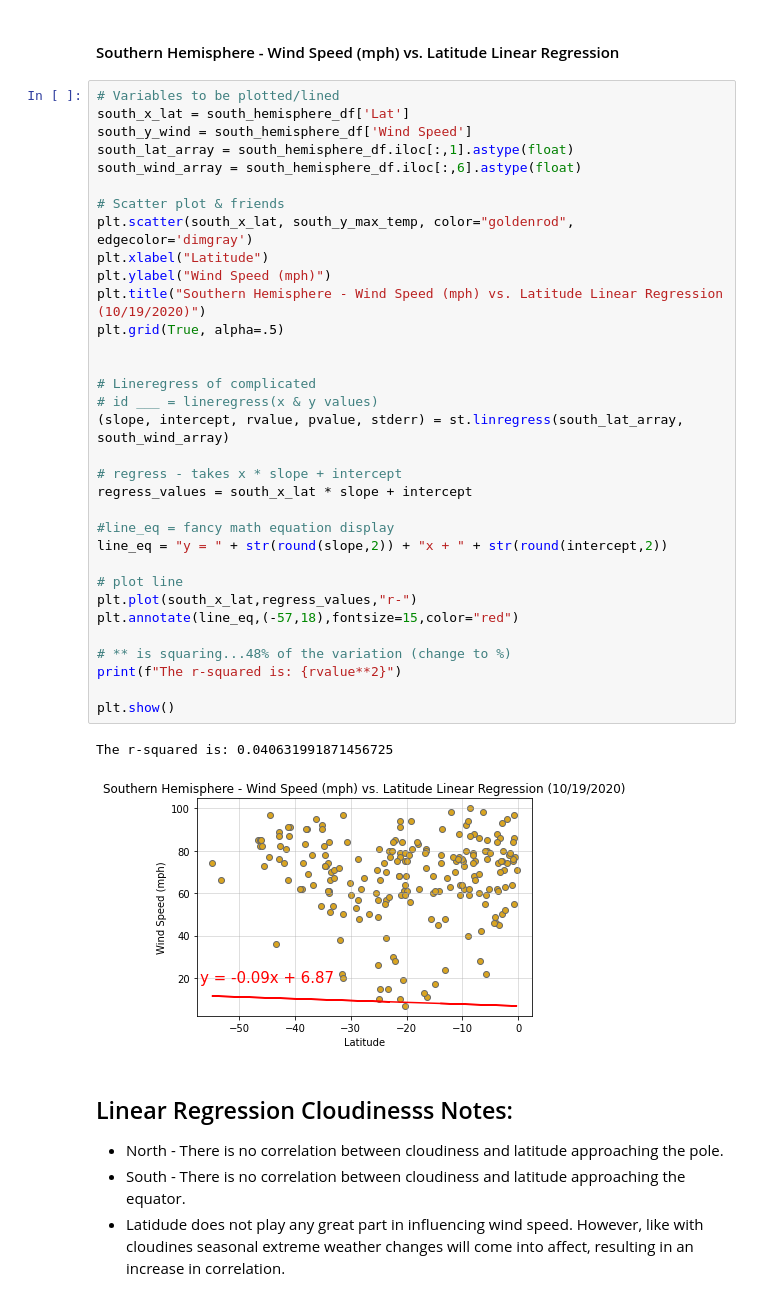
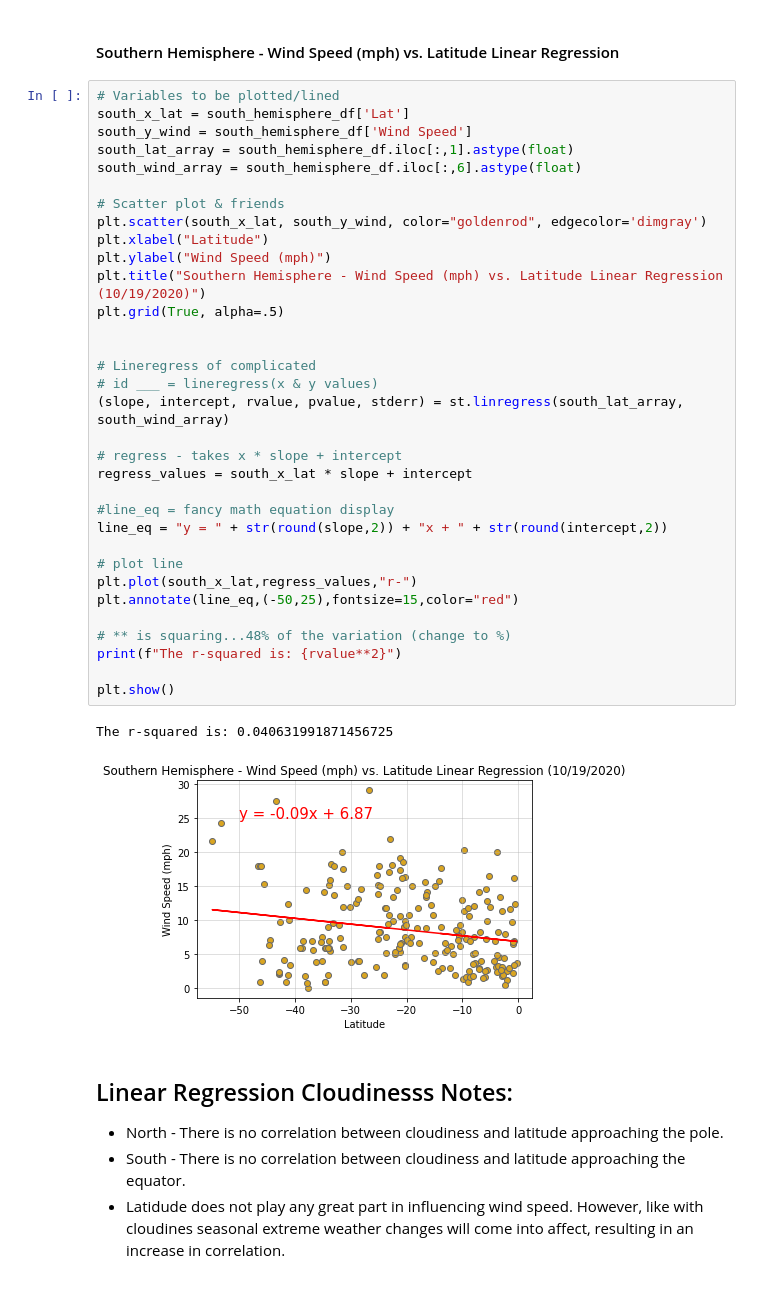
Before and after one commit to cassfolk/HW.Folkers, a Jupyter notebook: 06-python-api-challenge/WeatherPy/WeatherPy.ipynb, the cells around one changed output. Saved outputs shown, nothing was run; the diff lists cells and outputs as text.

```diff
--- a/06-python-api-challenge/WeatherPy/WeatherPy.ipynb
+++ b/06-python-api-challenge/WeatherPy/WeatherPy.ipynb
@@ -654,36 +654,36 @@ south_x_lat = south_hemisphere_df['Lat']
 south_y_wind = south_hemisphere_df['Wind Speed']
 south_lat_array = south_hemisphere_df.iloc[:,1].astype(float)
 south_wind_array = south_hemisphere_df.iloc[:,6].astype(float)
 
 # Scatter plot & friends
-plt.scatter(south_x_lat, south_y_max_temp, color="goldenrod", edgecolor='dimgray')
+plt.scatter(south_x_lat, south_y_wind, color="goldenrod", edgecolor='dimgray')
 plt.xlabel("Latitude")
 plt.ylabel("Wind Speed (mph)")
 plt.title("Southern Hemisphere - Wind Speed (mph) vs. Latitude Linear Regression (10/19/2020)")
 plt.grid(True, alpha=.5)
 
 
 # Lineregress of complicated
 # id ___ = lineregress(x & y values)
 (slope, intercept, rvalue, pvalue, stderr) = st.linregress(south_lat_array, south_wind_array)
 
 # regress - takes x * slope + intercept
 regress_values = south_x_lat * slope + intercept
 
 #line_eq = fancy math equation display
 line_eq = "y = " + str(round(slope,2)) + "x + " + str(round(intercept,2))
 
 # plot line
 plt.plot(south_x_lat,regress_values,"r-")
-plt.annotate(line_eq,(-57,18),fontsize=15,color="red")
+plt.annotate(line_eq,(-50,25),fontsize=15,color="red")
 
 # ** is squaring...48% of the variation (change to %)
 print(f"The r-squared is: {rvalue**2}")
 
 plt.show()
 # %% [output]
 The r-squared is: 0.040631991871456725
-[figure, old version]
+[figure, new version]
 # %% [markdown]
 ## Linear Regression Cloudinesss Notes:
 * North - There is no correlation between cloudiness and latitude approaching the pole.
```
Also changed, not shown: 2 other files.
